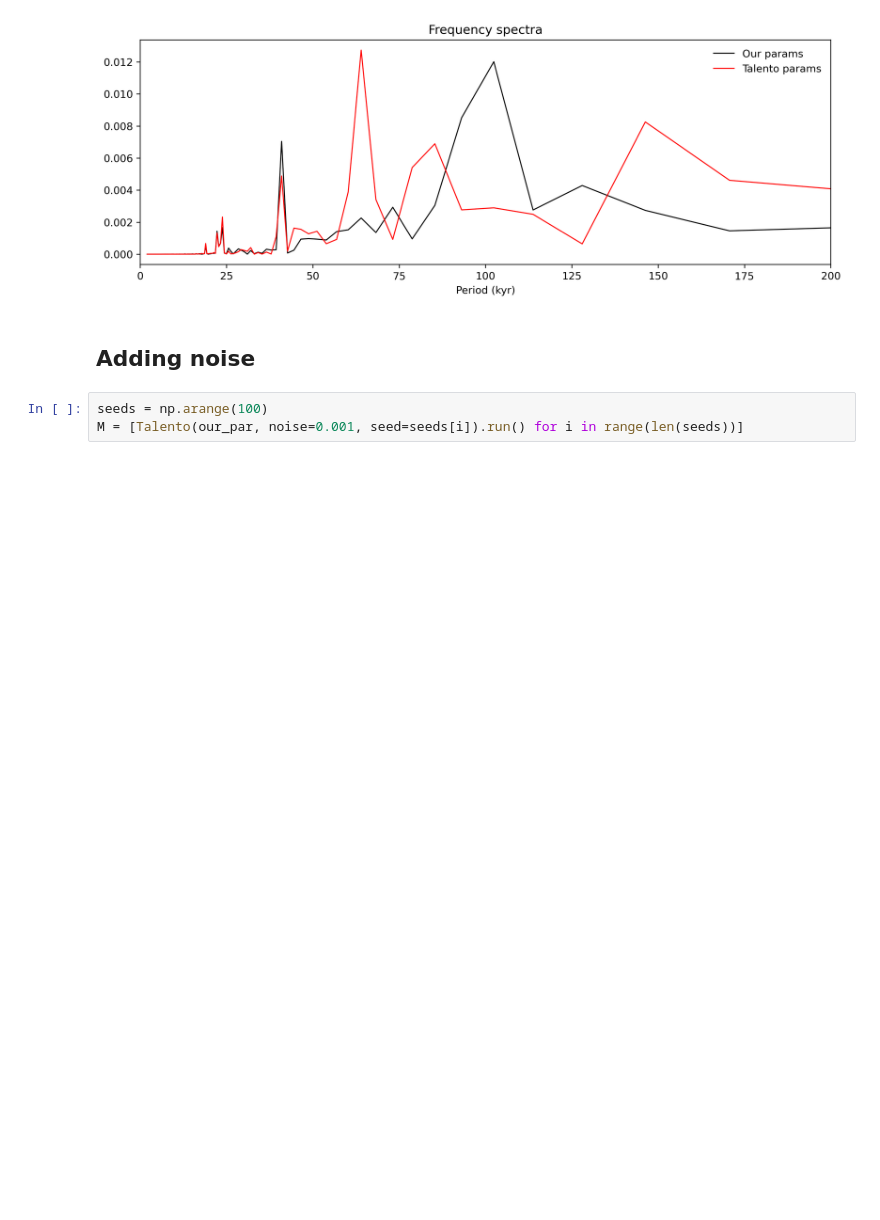
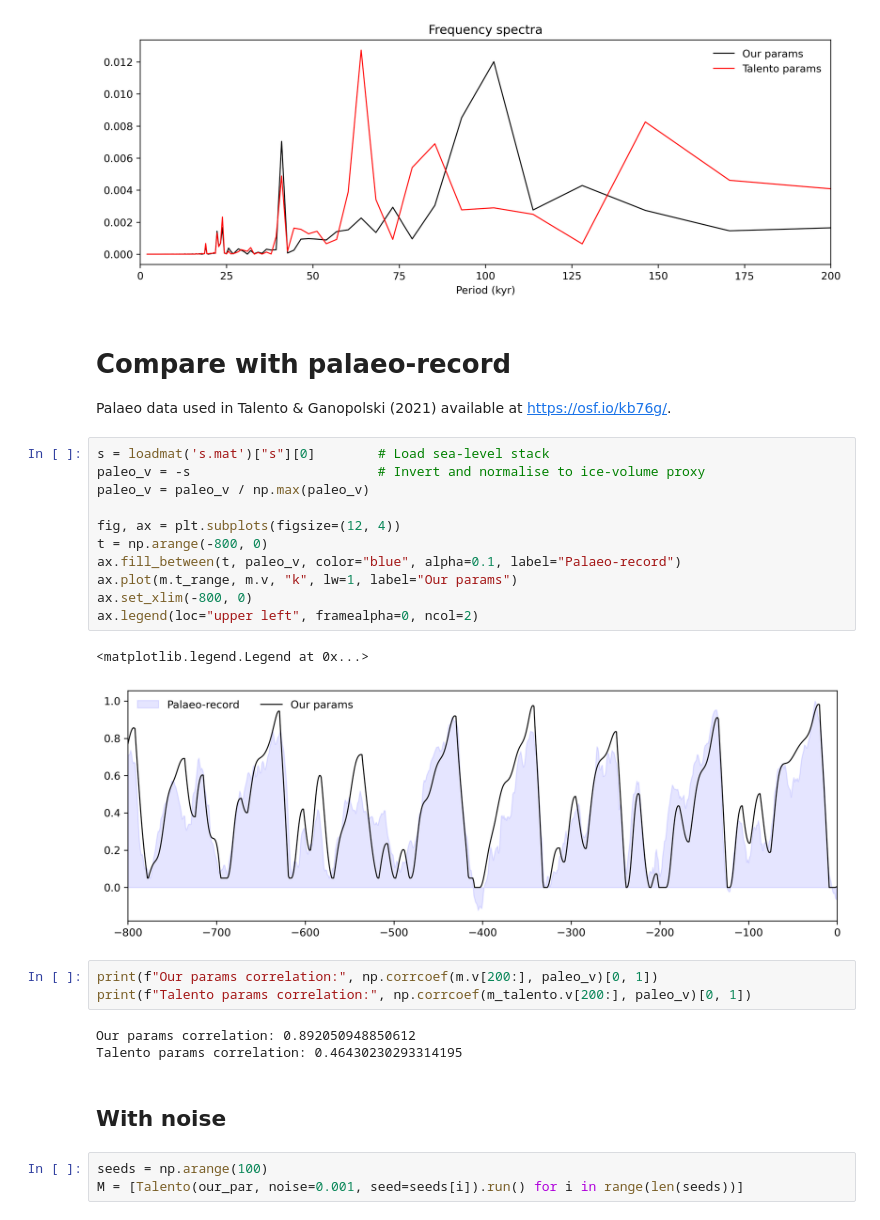
Before and after one commit to Harteg/master_thesis_public, a Jupyter notebook: model.ipynb, the cells around one changed output. Saved outputs shown, nothing was run; the diff lists cells and outputs as text; blank space fills up the shorter version.

Commit message:
Added palaeo record and renamed main notebook

```diff
--- a/talento_simplified.ipynb
+++ b/model.ipynb
@@ -160,8 +176,32 @@ ax.set_title("Frequency spectra")
 ax.set_xlabel("Period (kyr)");
 # %% [output]
 [figure]
+# %% [markdown]
+# Compare with palaeo-record
+
+Palaeo data used in Talento & Ganopolski (2021) available at https://osf.io/kb76g/.
+# %%
+s = loadmat('s.mat')["s"][0]        # Load sea-level stack
+paleo_v = -s                        # Invert and normalise to ice-volume proxy
+paleo_v = paleo_v / np.max(paleo_v)
+
+fig, ax = plt.subplots(figsize=(12, 4))
+t = np.arange(-800, 0)
+ax.fill_between(t, paleo_v, color="blue", alpha=0.1, label="Palaeo-record")
+ax.plot(m.t_range, m.v, "k", lw=1, label="Our params")
+ax.set_xlim(-800, 0)
+ax.legend(loc="upper left", framealpha=0, ncol=2)
+# %% [output]
+<matplotlib.legend.Legend at 0x...>
+[figure, added]
+# %%
+print(f"Our params correlation:", np.corrcoef(m.v[200:], paleo_v)[0, 1])
+print(f"Talento params correlation:", np.corrcoef(m_talento.v[200:], paleo_v)[0, 1])
+# %% [output]
+Our params correlation: 0.892050948850612
+Talento params correlation: 0.46430230293314195
 # %% [markdown]
-## Adding noise
+## With noise
 # %%
 seeds = np.arange(100)
 M = [Talento(our_par, noise=0.001, seed=seeds[i]).run() for i in range(len(seeds))]
```
Also changed, not shown: parts of 1 cell of this notebook, 1 other file.
